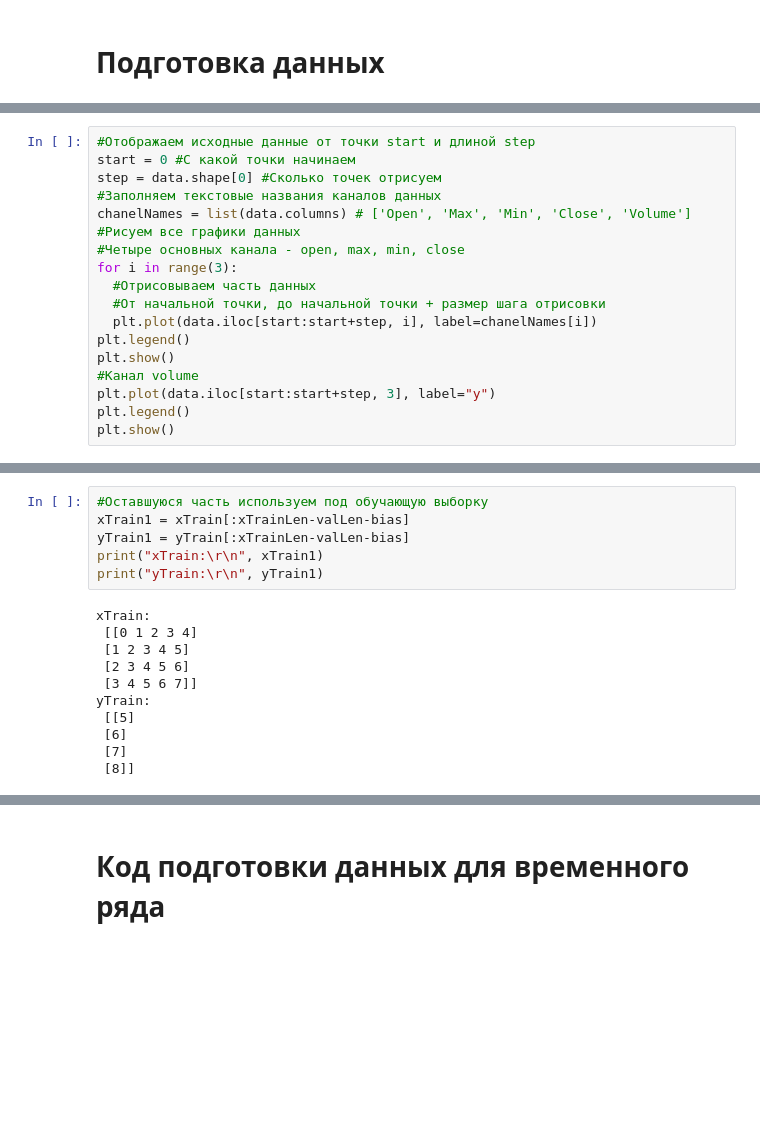
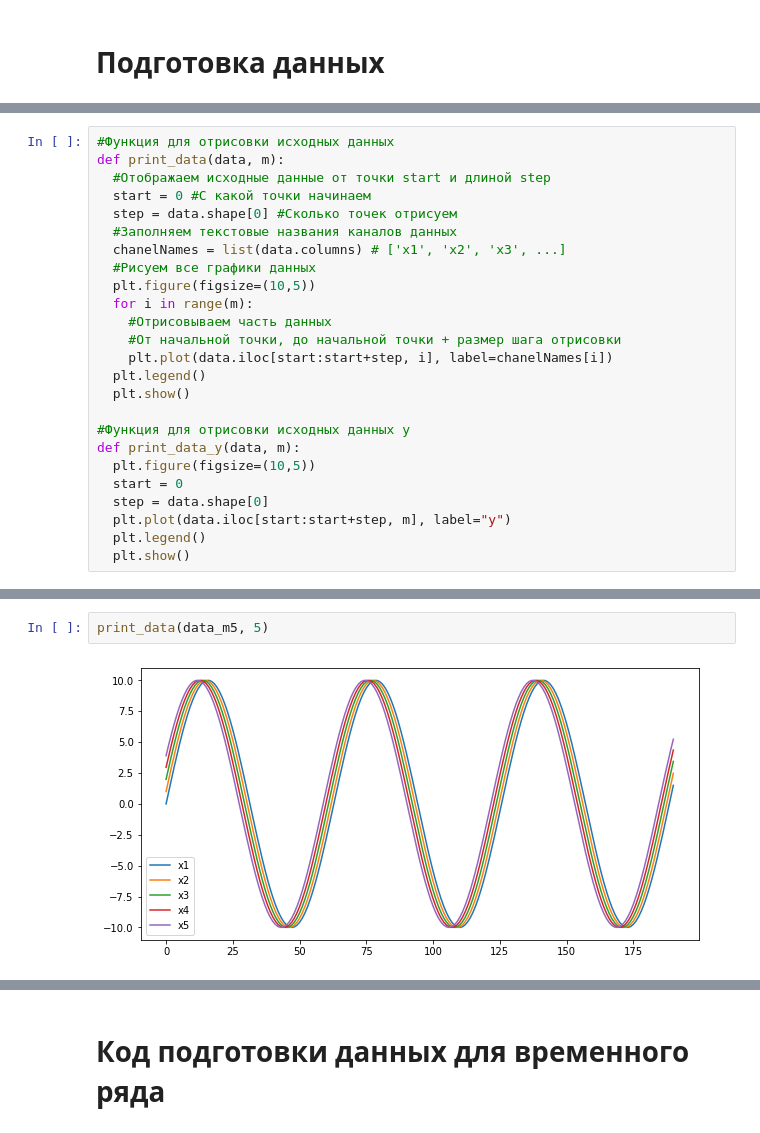
Before and after one commit to nikitazharkovsky/ML, a Jupyter notebook: AI_Lab2.ipynb, the cells around one changed output, grey strips where cells are left out. Cells and saved outputs as stored; diff of their text form; blank space fills up the shorter version.

```diff
--- a/AI_Lab2.ipynb
+++ b/AI_Lab2.ipynb
@@ -67,18 +139,25 @@ print(data.shape)
 # %%
-#Отображаем исходные данные от точки start и длиной step
-start = 0 #С какой точки начинаем
-step = data.shape[0] #Сколько точек отрисуем
-#Заполняем текстовые названия каналов данных
-chanelNames = list(data.columns) # ['Open', 'Max', 'Min', 'Close', 'Volume']
-#Рисуем все графики данных
-#Четыре основных канала - open, max, min, close
-for i in range(3):
-  #Отрисовываем часть данных
-  #От начальной точки, до начальной точки + размер шага отрисовки
-  plt.plot(data.iloc[start:start+step, i], label=chanelNames[i])
-plt.legend()
-plt.show()
-#Канал volume
-plt.plot(data.iloc[start:start+step, 3], label="y")
-plt.legend()
-plt.show()
+#Функция для отрисовки исходных данных
+def print_data(data, m):
+  #Отображаем исходные данные от точки start и длиной step
+  start = 0 #С какой точки начинаем
+  step = data.shape[0] #Сколько точек отрисуем
+  #Заполняем текстовые названия каналов данных
+  chanelNames = list(data.columns) # ['x1', 'x2', 'x3', ...]
+  #Рисуем все графики данных
+  plt.figure(figsize=(10,5))
+  for i in range(m):
+    #Отрисовываем часть данных
+    #От начальной точки, до начальной точки + размер шага отрисовки
+    plt.plot(data.iloc[start:start+step, i], label=chanelNames[i])
+  plt.legend()
+  plt.show()
+
+#Функция для отрисовки исходных данных y
+def print_data_y(data, m):
+  plt.figure(figsize=(10,5))
+  start = 0
+  step = data.shape[0]
+  plt.plot(data.iloc[start:start+step, m], label="y")
+  plt.legend()
+  plt.show()
@@ -192,17 +164,4 @@ yVal:
-# %%
-#Оставшуюся часть используем под обучающую выборку
-xTrain1 = xTrain[:xTrainLen-valLen-bias]
-yTrain1 = yTrain[:xTrainLen-valLen-bias]
-print("xTrain:\r\n", xTrain1)
-print("yTrain:\r\n", yTrain1)
-# %% [output]
-xTrain:
- [[0 1 2 3 4]
- [1 2 3 4 5]
- [2 3 4 5 6]
- [3 4 5 6 7]]
-yTrain:
- [[5]
- [6]
- [7]
- [8]]
+# %%
+print_data(data_m5, 5)
+# %% [output]
+[figure, added]
```
Also changed, not shown: parts of 34 cells of this notebook.
